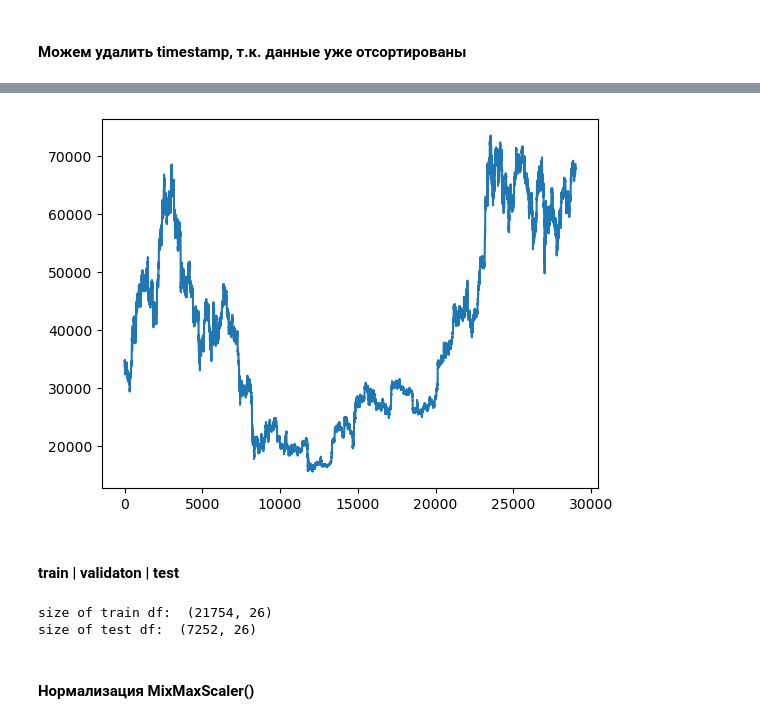
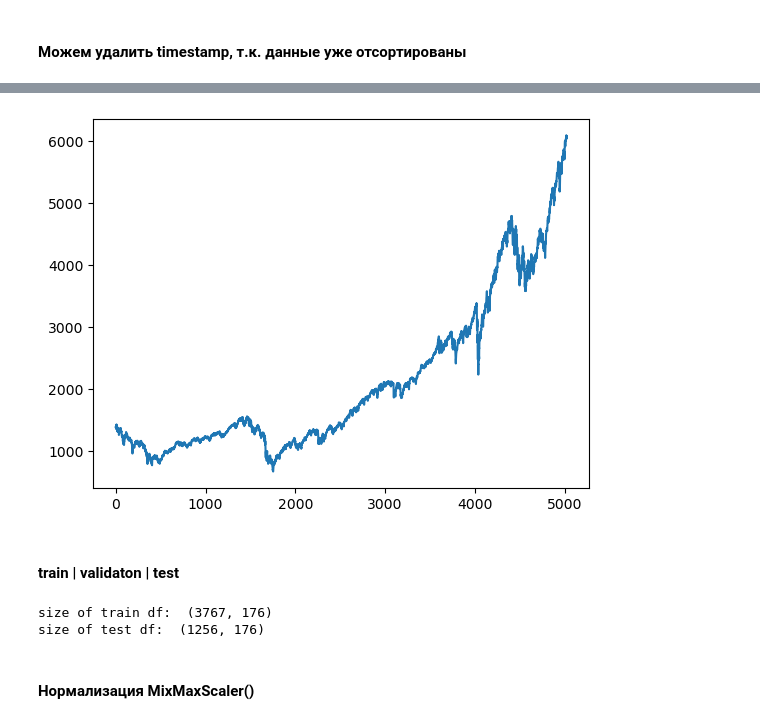
Before and after one commit to guusarskiy/ml_dl_project, a Jupyter notebook: project_note.ipynb, the cells around one changed output, grey strips where cells are left out. Saved outputs shown, nothing was run; the diff lists cells and outputs as text; code cells hidden in the pictures.

```diff
--- a/project_note.ipynb
+++ b/project_note.ipynb
@@ -18,6 +18,6 @@ pd.set_option('display.width', None)
 # %% [markdown]
 ### Готовим данные
 # %%
-market_data = pd.read_csv('C:/Projects/vsCode/ml_unik_project/data/market_project_data_usd.csv', sep=',')
+market_data = pd.read_csv('C:/Projects/vsCode/ml_unik_project/data/df_combined.csv', sep=',')
 market_data.tail()
 # %% [output]
@@ -50,7 +38,7 @@ memory usage: 6.0+ MB
 # %% [markdown]
 #### Можем удалить timestamp, т.к. данные уже отсортированы
 # %%
-market_data = market_data.drop(['timestamp'], axis=1)
+market_data = market_data.drop(['Unnamed: 0'], axis=1)
 market_data.info()
 # %% [output]
 <class 'pandas.core.frame.DataFrame'>
@@ -73,8 +49,8 @@ memory usage: 5.8 MB
 # %%
-plt.plot(market_data['btc_close'])
+plt.plot(market_data['GSPC_Close'])
 plt.show()
 # %% [output]
-[figure, old version]
+[figure, new version]
 # %% [markdown]
 #### train | validaton | test
 # %%
@@ -90,8 +66,8 @@ print('size of train df: ', train_data.shape)
 #print('size of valid df: ', valid_data.shape)
 print('size of test df: ', test_data.shape)
 # %% [output]
-size of train df:  (21754, 26)
-size of test df:  (7252, 26)
+size of train df:  (3767, 176)
+size of test df:  (1256, 176)
 # %% [markdown]
 #### Нормализация MixMaxScaler()
 # %%
```
Also changed, not shown: parts of 9 cells of this notebook.
